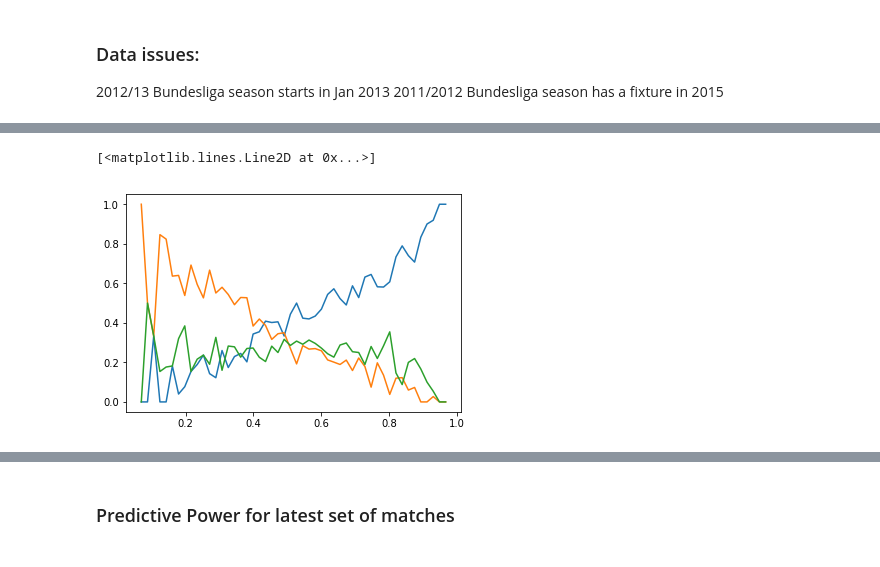
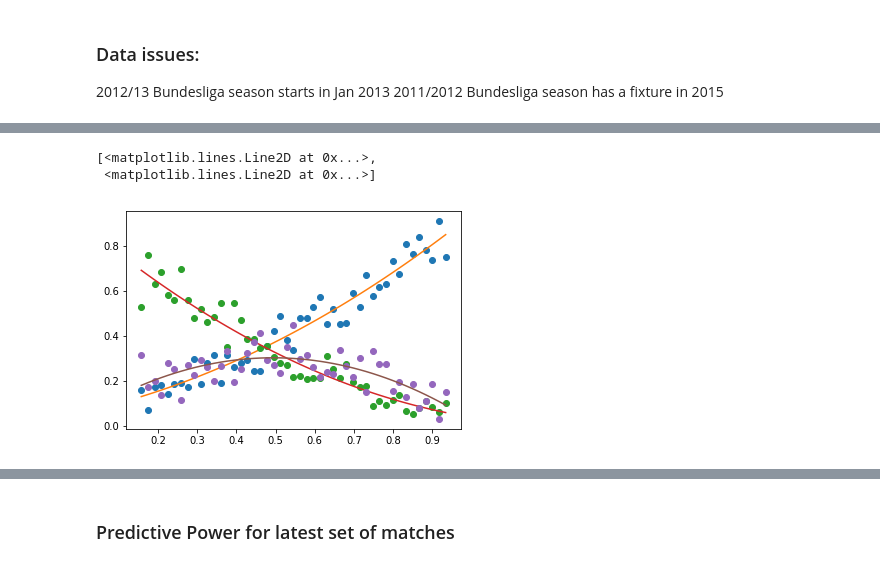
Before and after one commit to calestini/rating-systems, a Jupyter notebook: elo_test.ipynb, the cells around one changed output, grey strips where cells are left out. Saved outputs shown, nothing was run; the diff lists cells and outputs as text; code cells hidden in the pictures.

```diff
--- a/elo_test.ipynb
+++ b/elo_test.ipynb
@@ -36,6 +37,6 @@ fixtures = pd.read_csv('fixtures.csv')
 # %%
 #Use Champions League to test
-fixtures_f = fixtures[(fixtures['league_name'] == 'Serie A') & (fixtures['country_name'] == 'Italy')]
+fixtures_f = fixtures[(fixtures['league_name'] == 'Premier League') & (fixtures['country_name'] == 'England')]
 # %%
 rating = Rate()
 # %%
@@ -84,2 +58,2 @@ print(np.mean(rating.ratings_fixtures['visitorteam_p']))
 # %%
-fixtures_f.join(rating.ratings_fixtures)
+fixtures_f = fixtures_f.join(rating.ratings_fixtures)
@@ -119,6 +77,22 @@ y_total_a, x_bins_a = np.histogram(x, bins=nbins)
 
 y_binned_t, x_bins_t = np.histogram(x, bins=nbins, weights=y_tie)
 y_total_t, x_bins_t = np.histogram(x, bins=nbins)
+# %%
+mask_h = y_total_h > 15
+mask_a = y_total_a > 15
+mask_t = y_total_t > 15
+
+y_binned_h = y_binned_h[mask_h]
+y_binned_a = y_binned_a[mask_a]
+y_binned_t = y_binned_t[mask_t]
+
+y_total_h = y_total_h[mask_h]
+y_total_a = y_total_a[mask_a]
+y_total_t = y_total_t[mask_t]
+
+x_bins_h = x_bins_h[1:][mask_h]
+x_bins_a = x_bins_a[1:][mask_a]
+x_bins_t = x_bins_t[1:][mask_t]
 # %%
 mean_h = np.divide(y_binned_h, y_total_h)
 mean_h[np.isnan(mean_h)]=0
@@ -128,10 +102,25 @@ mean_a[np.isnan(mean_a)]=0
 
 mean_t = np.divide(y_binned_t, y_total_t)
 mean_t[np.isnan(mean_t)]=0
+# %%
+z_h = np.polyfit(x_bins_h, mean_h, 2)
+p_h = np.poly1d(z_h)
+
+z_a = np.polyfit(x_bins_a, mean_a, 2)
+p_a = np.poly1d(z_a)
+
+z_t = np.polyfit(x_bins_t, mean_t, 2)
+p_t = np.poly1d(z_t)
 # %%
-plt.plot(x_bins_h[1:], mean_h)
-plt.plot(x_bins_a[1:], mean_a)
-plt.plot(x_bins_t[1:], mean_t)
+line_h = p_h(x_bins_h)
+plt.plot(x_bins_h, mean_h ,'o', x_bins_h, line_h)
+
+line_a = p_a(x_bins_a)
+plt.plot(x_bins_a, mean_a ,'o', x_bins_a, line_a)
+
+line_t = p_t(x_bins_t)
+plt.plot(x_bins_t, mean_t ,'o', x_bins_t, line_t)
 # %% [output]
-[<matplotlib.lines.Line2D at 0x...>]
+[<matplotlib.lines.Line2D at 0x...>,
+ <matplotlib.lines.Line2D at 0x...>]
-[figure, old version]
+[figure, new version]
```
Also changed, not shown: parts of 31 cells of this notebook, 2 other files.
